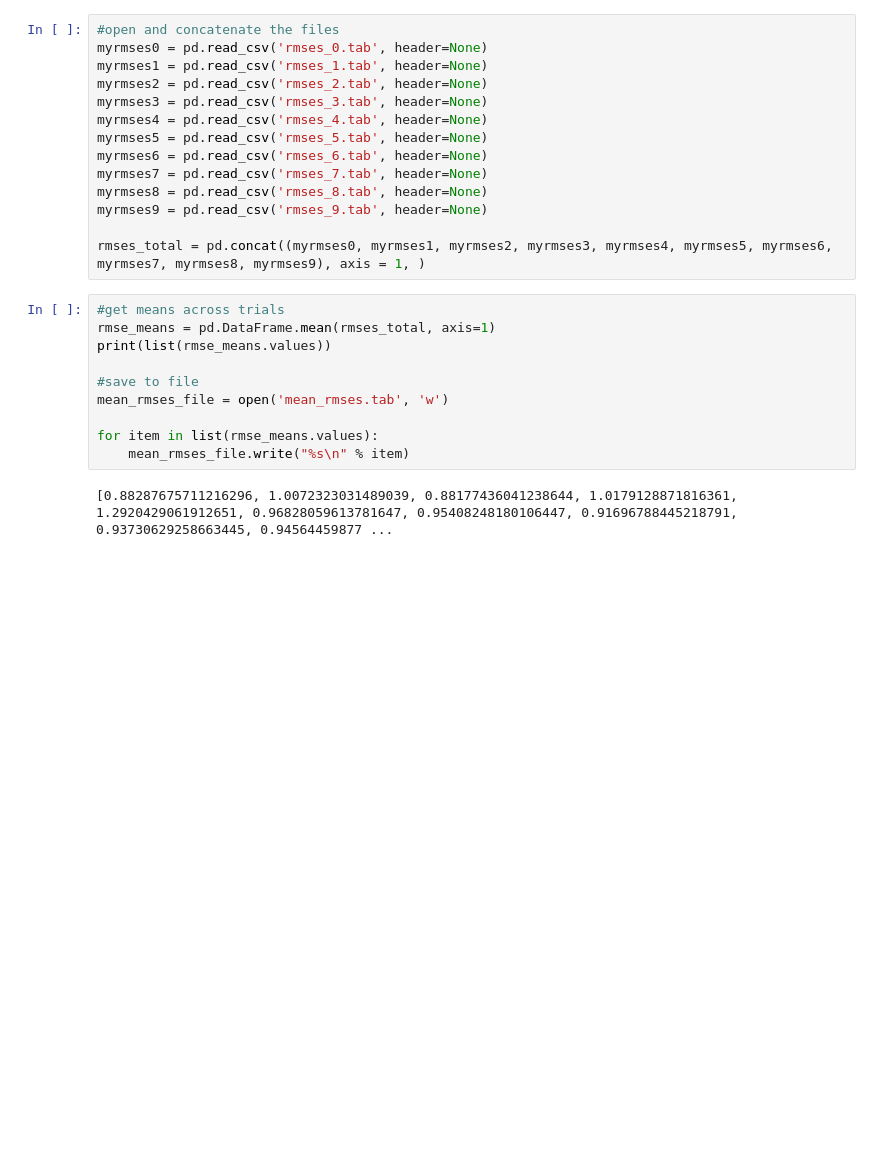
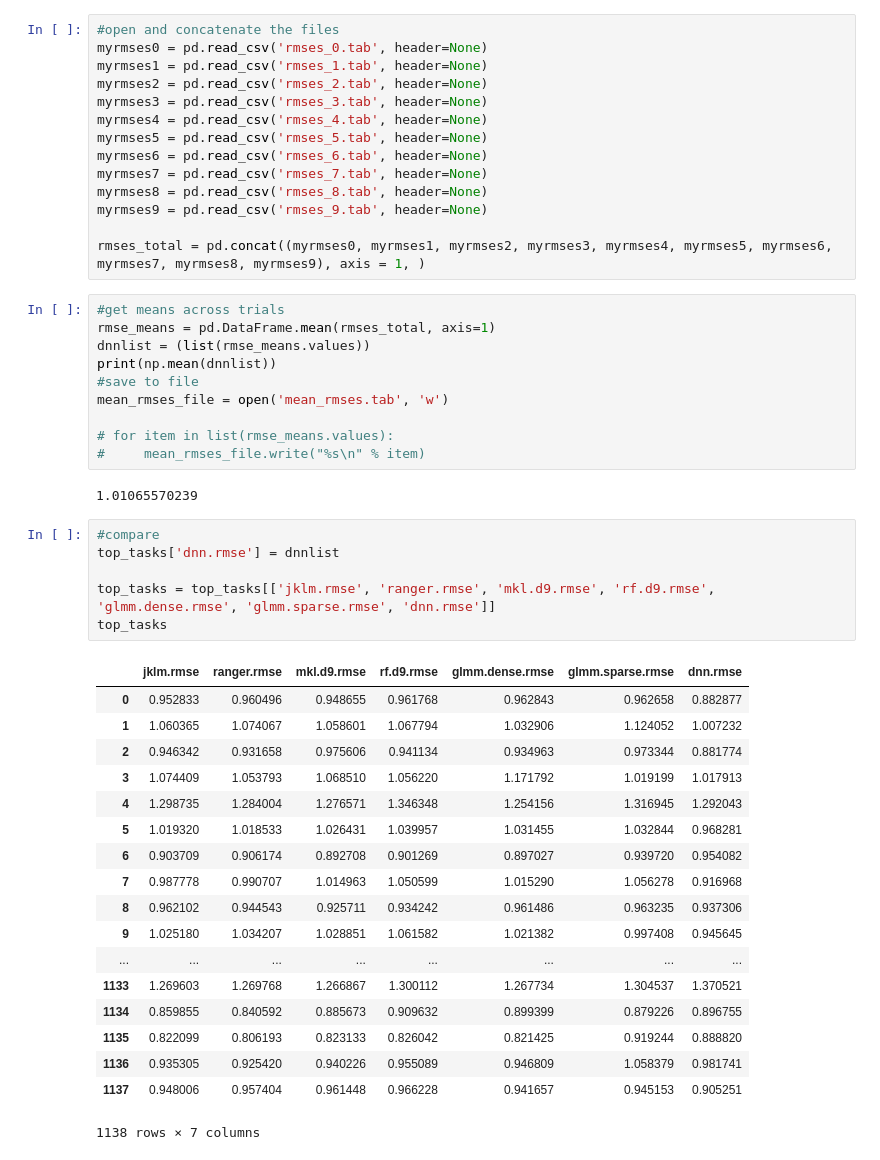
Before and after one commit to Stuartlab-UCSC/deep_essentiality, a Jupyter notebook: Random_Splits_Multitasking.ipynb, the cells around one changed output. Cells and saved outputs as stored; diff of their text form; blank space fills up the shorter version.

```diff
--- a/Random_Splits_Multitasking.ipynb
+++ b/Random_Splits_Multitasking.ipynb
@@ -234,12 +234,37 @@ rmses_total = pd.concat((myrmses0, myrmses1, myrmses2, myrmses3, myrmses4, myrms
 # %%
 #get means across trials
 rmse_means = pd.DataFrame.mean(rmses_total, axis=1)
-print(list(rmse_means.values))
-
+dnnlist = (list(rmse_means.values))
+print(np.mean(dnnlist))
 #save to file
 mean_rmses_file = open('mean_rmses.tab', 'w')
 
-for item in list(rmse_means.values):
-    mean_rmses_file.write("%s\n" % item)
+# for item in list(rmse_means.values):
+#     mean_rmses_file.write("%s\n" % item)
 # %% [output]
-[0.88287675711216296, 1.0072323031489039, 0.88177436041238644, 1.0179128871816361, 1.2920429061912651, 0.96828059613781647, 0.95408248180106447, 0.91696788445218791, 0.93730629258663445, 0.94564459877 ...
+1.01065570239
+# %%
+#compare
+top_tasks['dnn.rmse'] = dnnlist
+
+top_tasks = top_tasks[['jklm.rmse', 'ranger.rmse', 'mkl.d9.rmse', 'rf.d9.rmse', 'glmm.dense.rmse', 'glmm.sparse.rmse', 'dnn.rmse']]
+top_tasks
+# %% [output]
+|  | jklm.rmse | ranger.rmse | mkl.d9.rmse | rf.d9.rmse | glmm.dense.rmse | glmm.sparse.rmse | dnn.rmse |
+| 0 | 0.952833 | 0.960496 | 0.948655 | 0.961768 | 0.962843 | 0.962658 | 0.882877 |
+| 1 | 1.060365 | 1.074067 | 1.058601 | 1.067794 | 1.032906 | 1.124052 | 1.007232 |
+| 2 | 0.946342 | 0.931658 | 0.975606 | 0.941134 | 0.934963 | 0.973344 | 0.881774 |
+| 3 | 1.074409 | 1.053793 | 1.068510 | 1.056220 | 1.171792 | 1.019199 | 1.017913 |
+| 4 | 1.298735 | 1.284004 | 1.276571 | 1.346348 | 1.254156 | 1.316945 | 1.292043 |
+| 5 | 1.019320 | 1.018533 | 1.026431 | 1.039957 | 1.031455 | 1.032844 | 0.968281 |
+| 6 | 0.903709 | 0.906174 | 0.892708 | 0.901269 | 0.897027 | 0.939720 | 0.954082 |
+| 7 | 0.987778 | 0.990707 | 1.014963 | 1.050599 | 1.015290 | 1.056278 | 0.916968 |
+| 8 | 0.962102 | 0.944543 | 0.925711 | 0.934242 | 0.961486 | 0.963235 | 0.937306 |
+| 9 | 1.025180 | 1.034207 | 1.028851 | 1.061582 | 1.021382 | 0.997408 | 0.945645 |
+| ... | ... | ... | ... | ... | ... | ... | ... |
+| 1133 | 1.269603 | 1.269768 | 1.266867 | 1.300112 | 1.267734 | 1.304537 | 1.370521 |
+| 1134 | 0.859855 | 0.840592 | 0.885673 | 0.909632 | 0.899399 | 0.879226 | 0.896755 |
+| 1135 | 0.822099 | 0.806193 | 0.823133 | 0.826042 | 0.821425 | 0.919244 | 0.888820 |
+| 1136 | 0.935305 | 0.925420 | 0.940226 | 0.955089 | 0.946809 | 1.058379 | 0.981741 |
+| 1137 | 0.948006 | 0.957404 | 0.961448 | 0.966228 | 0.941657 | 0.945153 | 0.905251 |
+1138 rows × 7 columns
```
Also changed, not shown: parts of 2 cells of this notebook.
